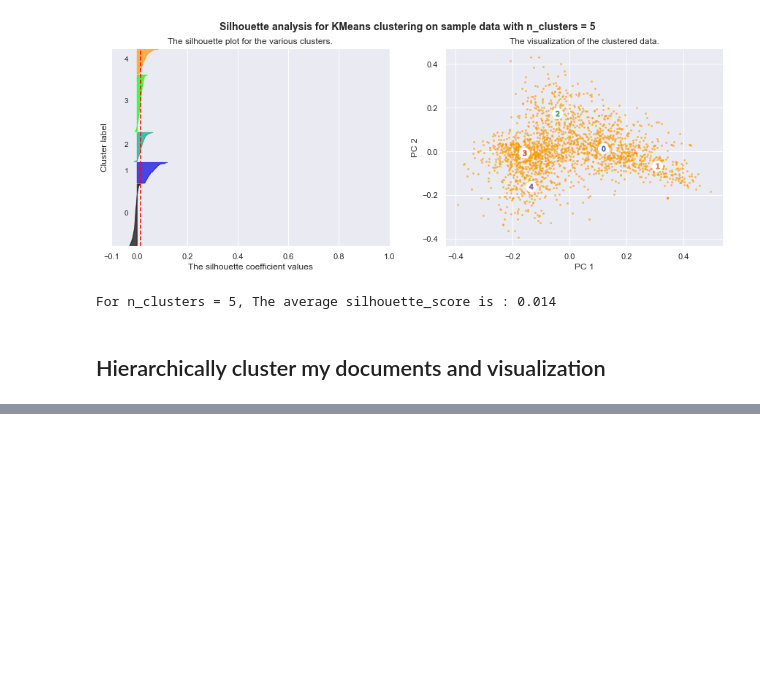
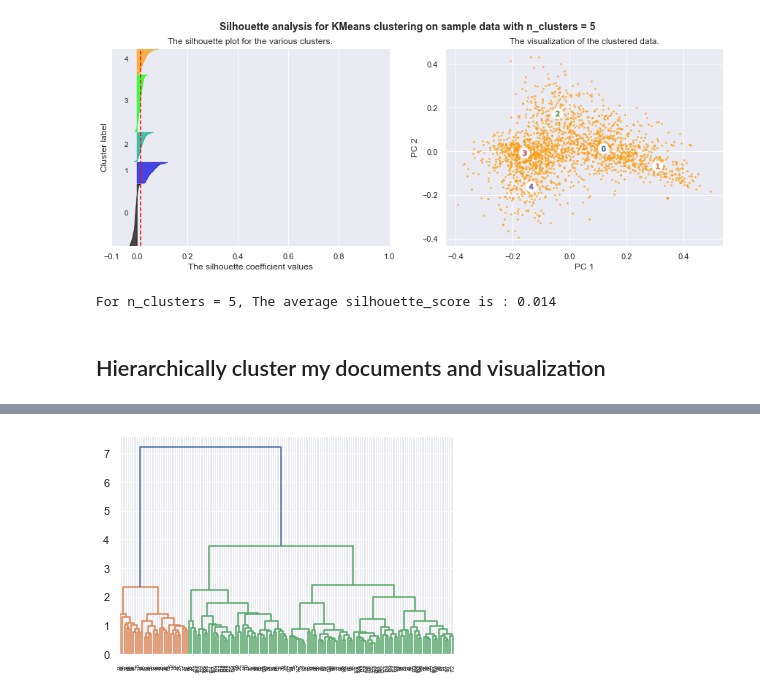
Before and after one commit to jinfei1125/personal-finance, a Jupyter notebook: [Final Project]Content Analysis on People's Personal Finance Concerns Based on Reddit Data.ipynb, the cells around one changed output, grey strips where cells are left out. Drawn from its saved outputs; the diff is of its cells as text; code cells hidden in the pictures; blank space fills up the shorter version.

```diff
--- a/[Final Project]Content Analysis on People's Personal Finance Concerns Based on Reddit Data.ipynb
+++ b/[Final Project]Content Analysis on People's Personal Finance Concerns Based on Reddit Data.ipynb
@@ -1470,4 +1472,16 @@ For n_clusters = 5, The average silhouette_score is : 0.014
 # %%
 # create word occurance matrix
-pf_coocmat = pf_tf_vects * pf_tf_vects.T
-pf_coocmat.setdiag(0)
+coocmat = tf_vects * tf_vects.T
+coocmat.setdiag(0)
+# %%
+selectIndices = []
+indexToCat = []
+for c in set(combined_df['category']):
+    selectIndices += list(combined_df[combined_df['category'] == c].index)[:50]
+    indexToCat += [c] * 50
+#     combined_df.groupby('category').sum()
+# %%
+subCoocMat = coocmat[selectIndices,:][:,selectIndices]
+# %%
+linkage_matrix = scipy.cluster.hierarchy.ward(subCoocMat.toarray())
+linkage_matrix[:10]
@@ -1473,0 +1499,4 @@ pf_coocmat.setdiag(0)
+# %%
+dendDat = scipy.cluster.hierarchy.dendrogram(linkage_matrix, get_leaves=True)
+# %% [output]
+[figure, added]
```
Also changed, not shown: parts of 59 cells of this notebook, 10 other files.
